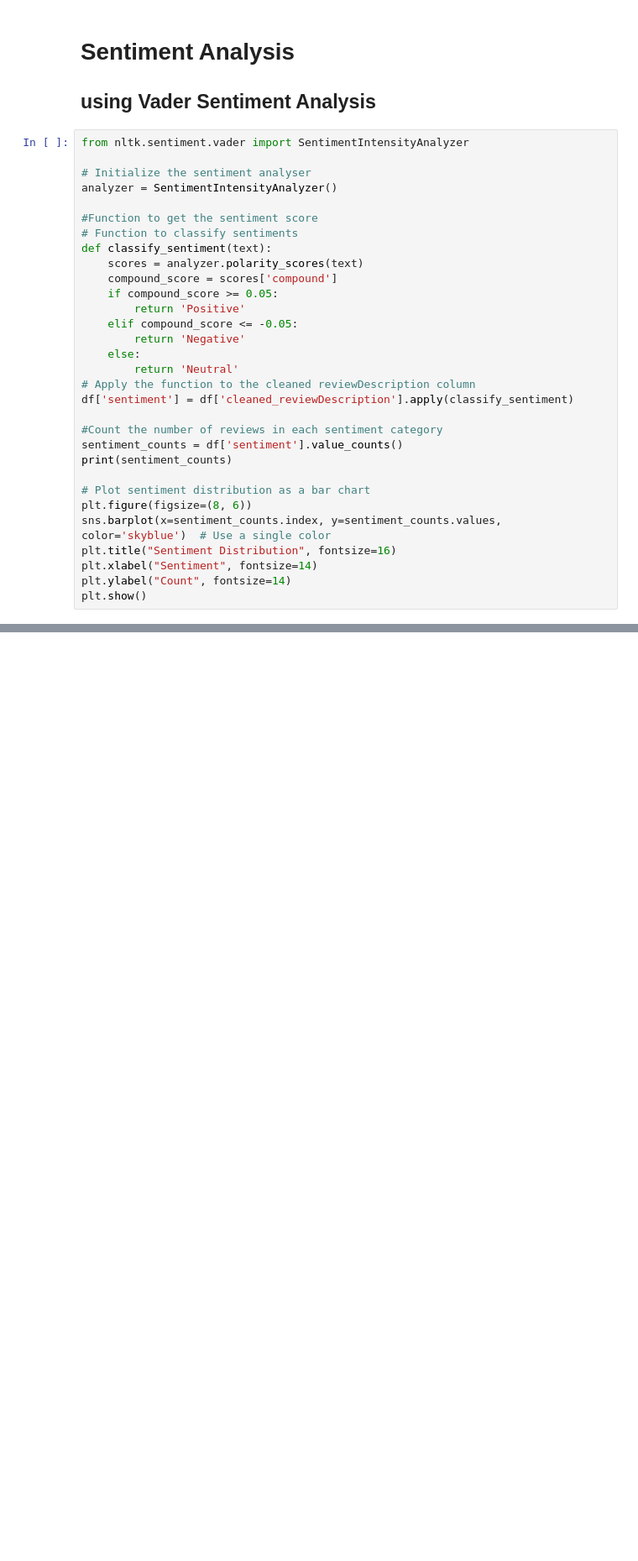
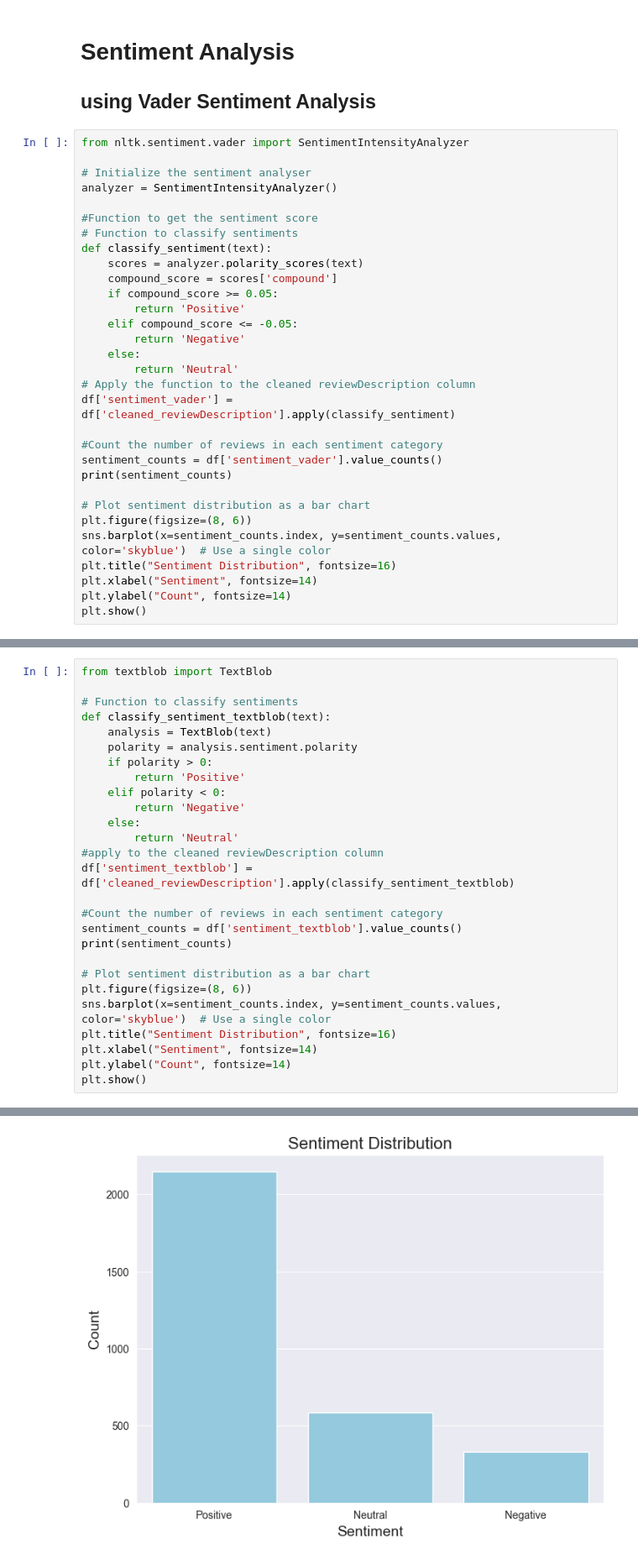
Before and after one commit to Jibincodes/SentimentAnalysis_CustomerReviews, a Jupyter notebook: src/analysis.ipynb, the cells around one changed output, grey strips where cells are left out. Shown at 84% size. Cells and saved outputs as stored; diff of their text form; blank space fills up the shorter version.

Commit message:
adding textblob and BERT model sentiment analysis

```diff
--- a/src/analysis.ipynb
+++ b/src/analysis.ipynb
@@ -318,10 +317,10 @@ def classify_sentiment(text):
     else:
         return 'Neutral'
 # Apply the function to the cleaned reviewDescription column
-df['sentiment'] = df['cleaned_reviewDescription'].apply(classify_sentiment)
+df['sentiment_vader'] = df['cleaned_reviewDescription'].apply(classify_sentiment)
 
 #Count the number of reviews in each sentiment category
-sentiment_counts = df['sentiment'].value_counts()
+sentiment_counts = df['sentiment_vader'].value_counts()
 print(sentiment_counts)
 
 # Plot sentiment distribution as a bar chart
@@ -355,0 +357,28 @@ plt.show()
+# %%
+from textblob import TextBlob
+
+# Function to classify sentiments
+def classify_sentiment_textblob(text):
+    analysis = TextBlob(text)
+    polarity = analysis.sentiment.polarity
+    if polarity > 0:
+        return 'Positive'
+    elif polarity < 0:
+        return 'Negative'
+    else:
+        return 'Neutral'
+#apply to the cleaned reviewDescription column
+df['sentiment_textblob'] = df['cleaned_reviewDescription'].apply(classify_sentiment_textblob)
+
+#Count the number of reviews in each sentiment category
+sentiment_counts = df['sentiment_textblob'].value_counts()
+print(sentiment_counts)
+
+# Plot sentiment distribution as a bar chart
+plt.figure(figsize=(8, 6))
+sns.barplot(x=sentiment_counts.index, y=sentiment_counts.values, color='skyblue')  # Use a single color
+plt.title("Sentiment Distribution", fontsize=16)
+plt.xlabel("Sentiment", fontsize=14)
+plt.ylabel("Count", fontsize=14)
+plt.show()
+# %% [output]
@@ -355,0 +390 @@ plt.show()
+[figure, added]
```
Also changed, not shown: parts of 12 cells of this notebook.
